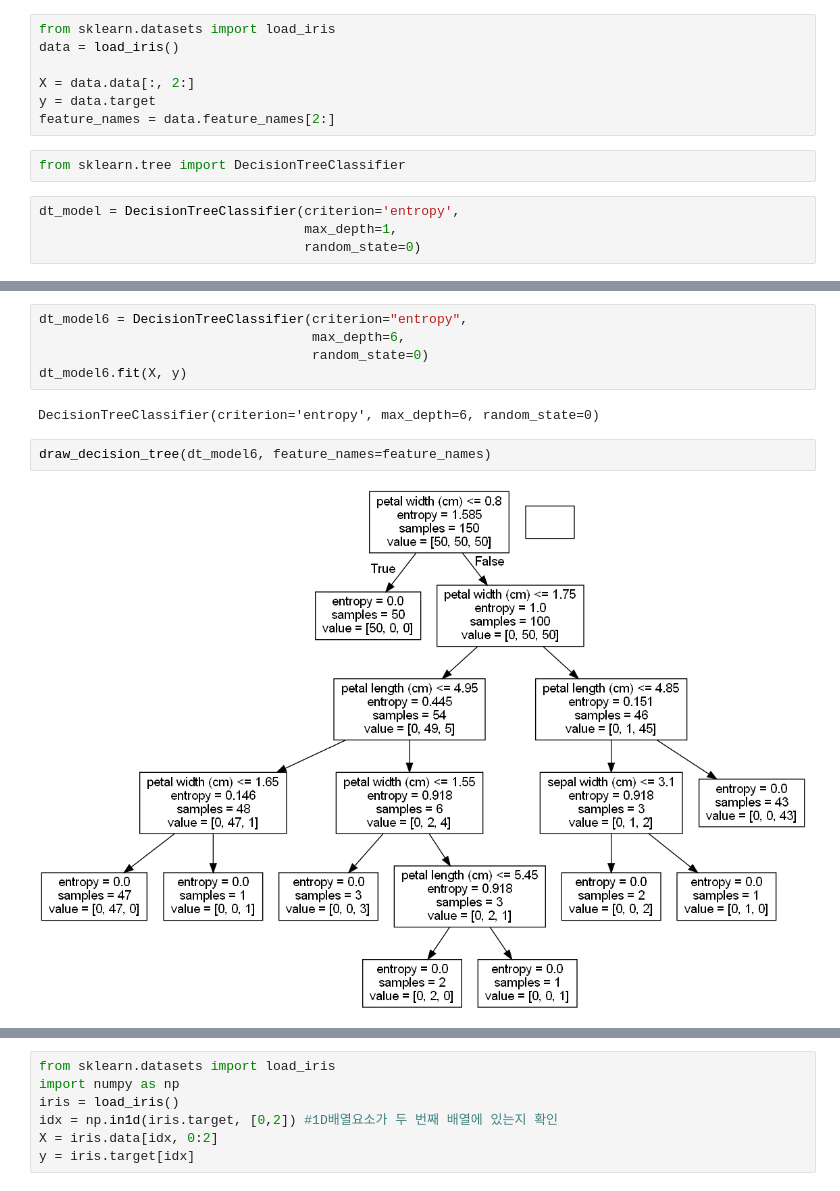
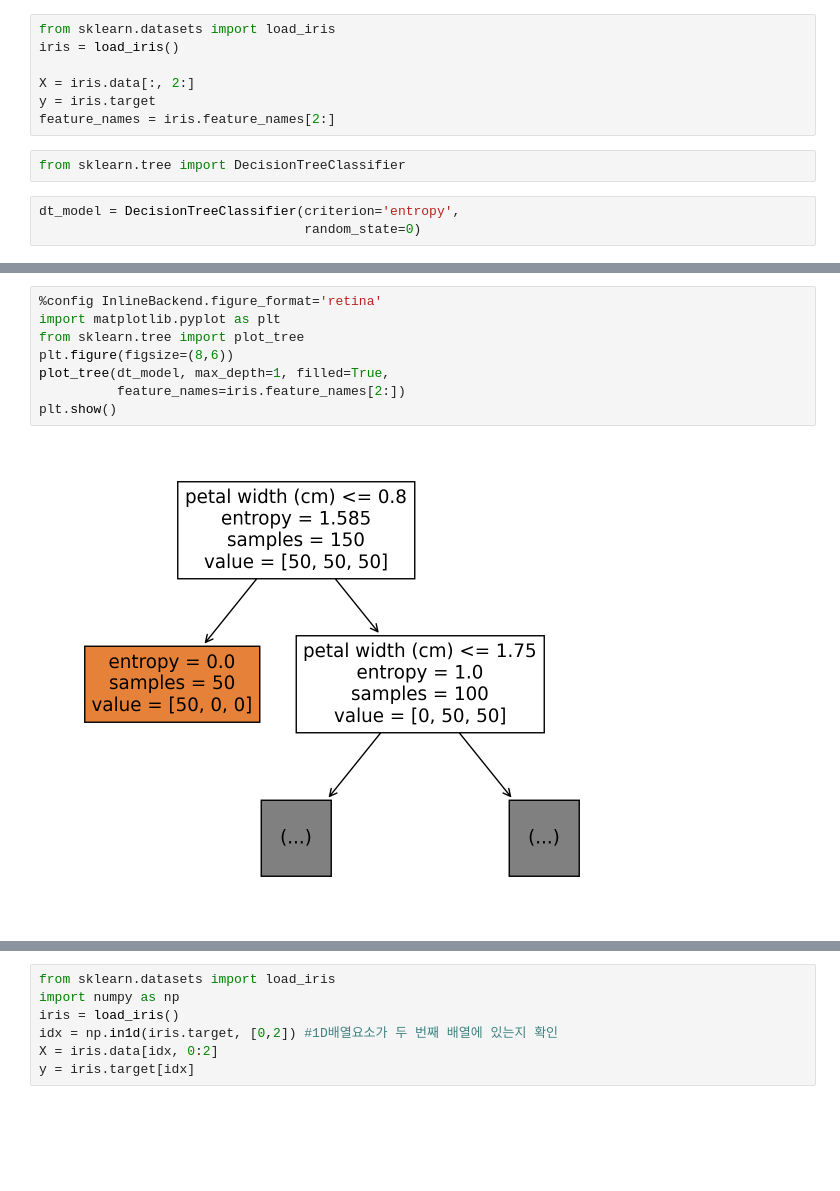
Before and after one commit to hjk7902/ml, a Jupyter notebook: 3장. 분류분석 - 2절. 분류분석 모형.ipynb, the cells around one changed output, grey strips where cells are left out. Drawn from its saved outputs; the diff is of its cells as text; blank space fills up the shorter version.

```diff
--- a/3장. 분류분석 - 2절. 분류분석 모형.ipynb
+++ b/3장. 분류분석 - 2절. 분류분석 모형.ipynb
@@ -146,15 +194,14 @@ plt.show()
 # %%
 from sklearn.datasets import load_iris
-data = load_iris()
+iris = load_iris()
 
-X = data.data[:, 2:]
-y = data.target
-feature_names = data.feature_names[2:]
+X = iris.data[:, 2:]
+y = iris.target
+feature_names = iris.feature_names[2:]
 # %%
 from sklearn.tree import DecisionTreeClassifier
 # %%
 dt_model = DecisionTreeClassifier(criterion='entropy',
-                                  max_depth=1,
                                   random_state=0)
 # %%
 dt_model.fit(X, y)
@@ -242,11 +257,10 @@ feature_names = data.feature_names
-# %%
-dt_model6 = DecisionTreeClassifier(criterion="entropy",
-                                   max_depth=6,
-                                   random_state=0)
-dt_model6.fit(X, y)
-# %% [output]
-DecisionTreeClassifier(criterion='entropy', max_depth=6, random_state=0)
-# %%
-draw_decision_tree(dt_model6, feature_names=feature_names)
-# %% [output]
-[figure, removed]
+# %%
+%config InlineBackend.figure_format='retina'
+import matplotlib.pyplot as plt
+from sklearn.tree import plot_tree
+plt.figure(figsize=(8,6))
+plot_tree(dt_model, max_depth=1, filled=True,
+          feature_names=iris.feature_names[2:])
+plt.show()
+# %% [output]
+[figure, added]
```
Also changed, not shown: parts of 38 cells of this notebook.
